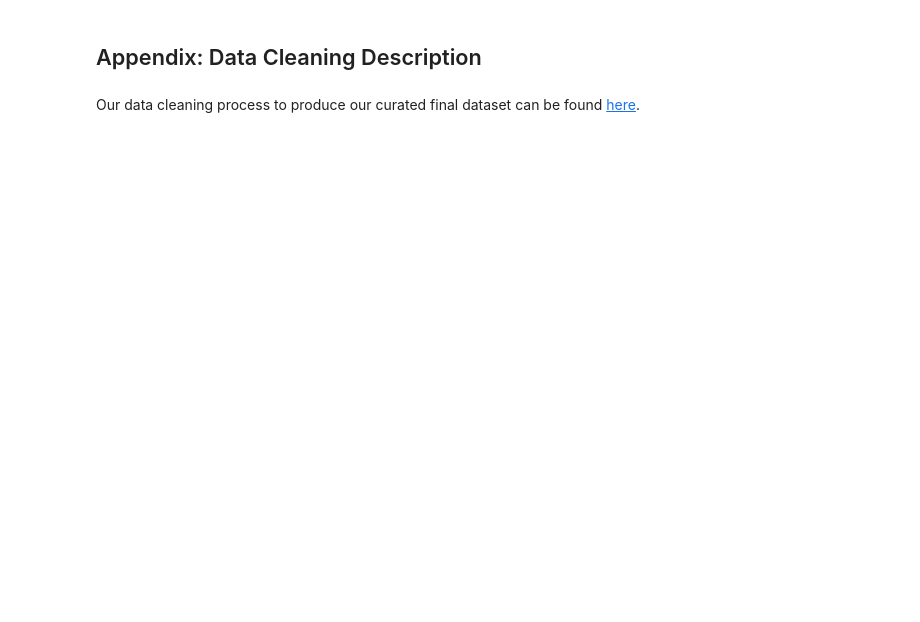
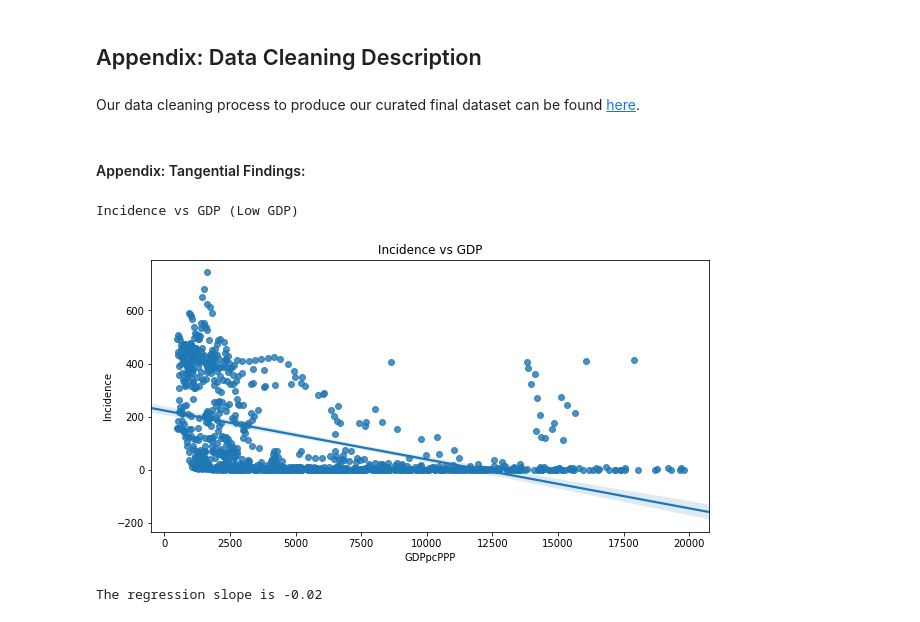
Before and after one commit to mcuadera/info_2950_malaria_project, a Jupyter notebook: phase_submissions/Phase_5.ipynb, the cells around one changed output. Drawn from its saved outputs; the diff is of its cells as text; code cells hidden in the pictures; blank space fills up the shorter version.

Commit message:
stupid graphs that don't matter bc they don't work
stupid graphs that don't matter bc they don't work

```diff
--- a/phase_submissions/Phase_5.ipynb
+++ b/phase_submissions/Phase_5.ipynb
@@ -793,3 +794,22 @@ Citations:
 ## Appendix: Data Cleaning Description
 # %% [markdown]
 Our data cleaning process to produce our curated final dataset can be found [here](https://github.com/mcuadera/info_2950_malaria_project/blob/main/phase_submissions/data_cleaning_malaria_project.ipynb).
+# %% [markdown]
+#### Appendix: Tangential Findings:
+# %%
+print("Incidence vs GDP (Low GDP)")
+below2000 = malaria_df_no_na[malaria_df_no_na['GDPpcPPP']<=20000]
+sns.regplot(data = below2000 , x = "GDPpcPPP", y = "Incidence")
+plt.xlabel("GDPpcPPP")
+plt.ylabel("Incidence")
+plt.title("Incidence vs GDP")
+plt.show()
+
+lr = LinearRegression()
+model = lr.fit(below2000[['GDPpcPPP']], below2000["Incidence"])
+slope = model.coef_[0]
+print("The regression slope is {:.2f}".format(slope))
+# %% [output]
+Incidence vs GDP (Low GDP)
+[figure, added]
+The regression slope is -0.02
```
Also changed, not shown: parts of 19 cells of this notebook.
